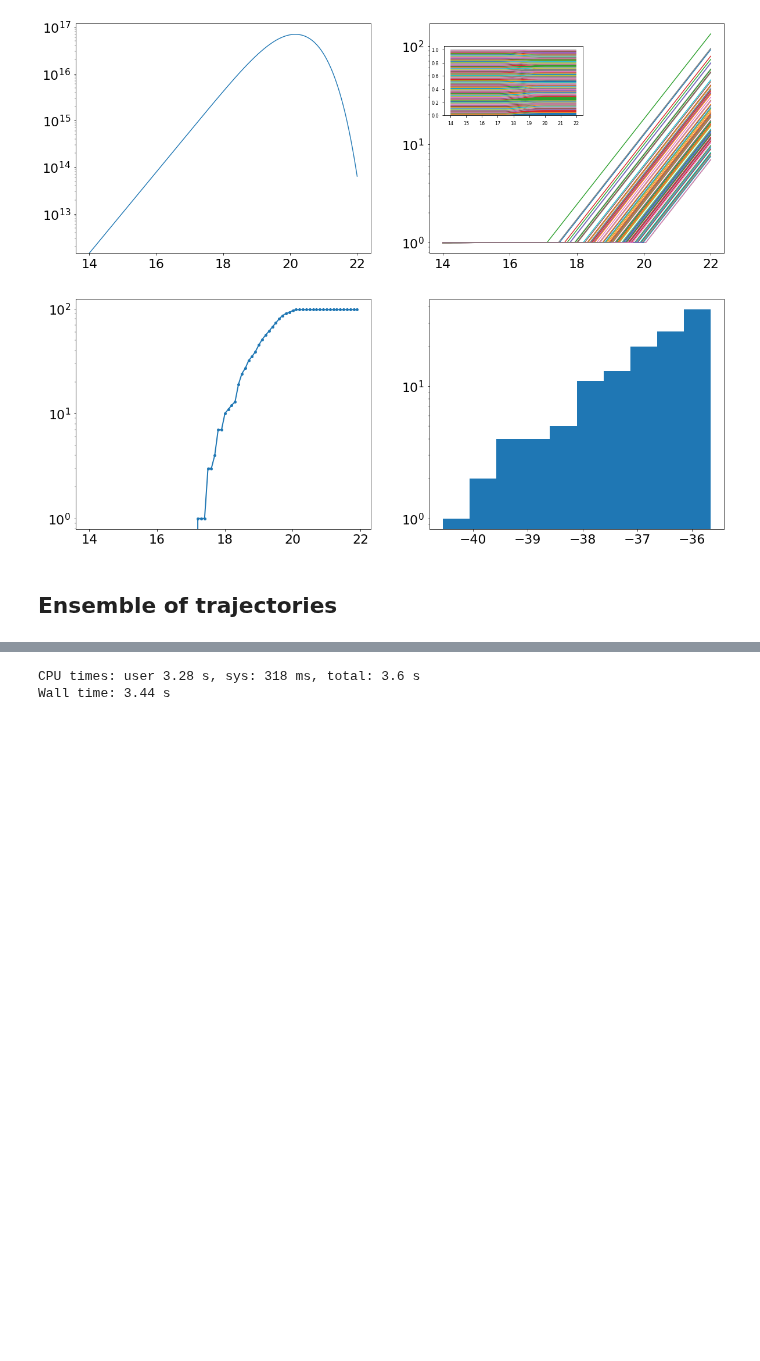
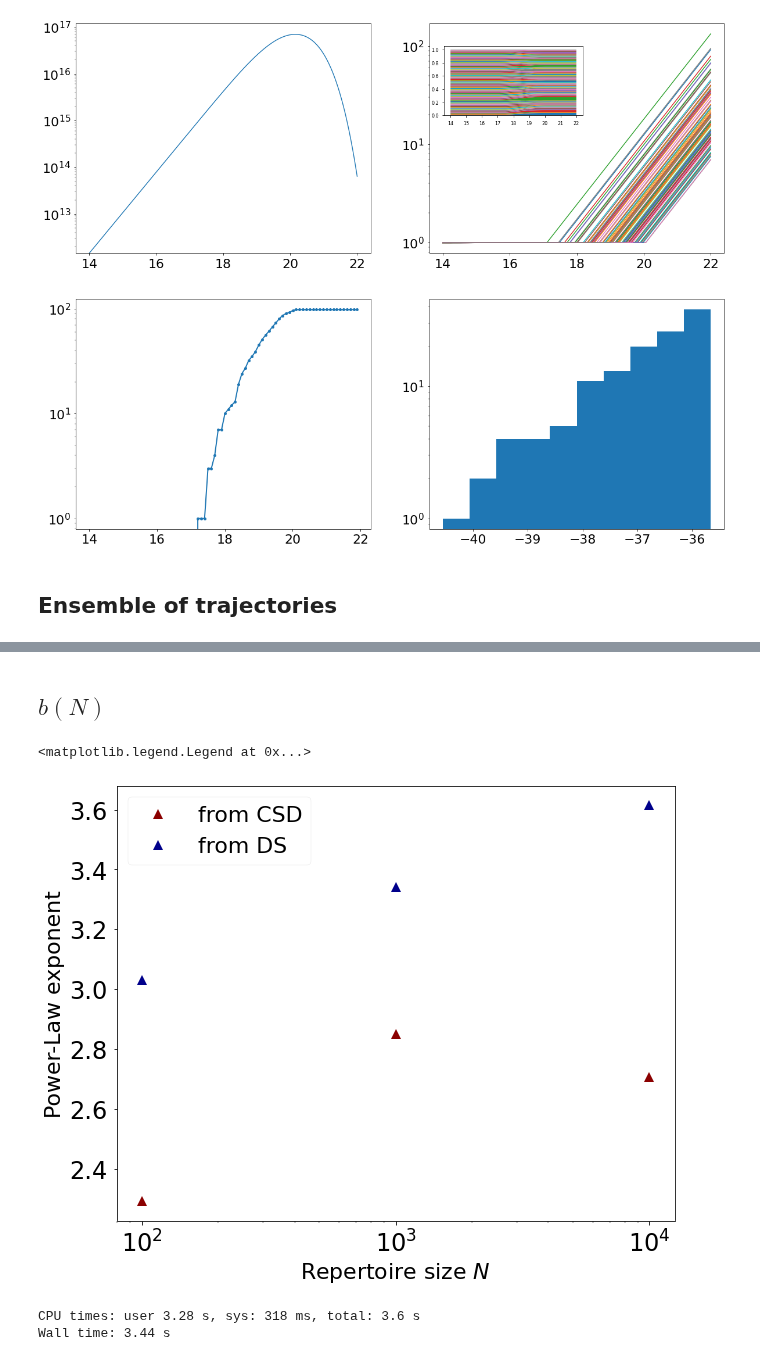
Before and after one commit to betoto008/Affinity_maturation, a Jupyter notebook: Jupyter_Notebooks/1_Sigle_Dynamics.ipynb, the cells around one changed output, grey strips where cells are left out. Drawn from its saved outputs; the diff is of its cells as text; code cells hidden in the pictures; blank space fills up the shorter version.

```diff
--- a/Jupyter_Notebooks/1_Sigle_Dynamics.ipynb
+++ b/Jupyter_Notebooks/1_Sigle_Dynamics.ipynb
@@ -189,3 +188,56 @@ ax.set_yscale('log')
+# %% [markdown]
+## $b(N)$
+# %%
+antigens = np.array(['IMLWCMYLILWM', 'TACNSEYPNTTK', 'QRKDGPKQKKEN'])
+antigen = 'TACNSEYPNTTK'
+T = .5
+L = 12
+T0 = 14
+Tf = 22
+dT = 0.001
+beta = 2
+gamma = .005
+nu = 1
+time = np.linspace(T0, Tf, int((Tf-T0)/dT))
+Ns_dynamics = np.array([1e2, 1e3, 1e4])
+exponents_csd = np.array([])
+exponents_ds = np.array([])
+for N_dynamics in Ns_dynamics:
+    # ------- from clone size distribution -------
+    data_bcells_ensemble = np.loadtxt(Text_files_path + 'Dynamics/Ensemble/bcells_ensemble_L-%d_N-%d_Antigen-'%(L, N_dynamics)+antigen+'_beta-%.1f_nu-%.1f_gamma-%.3f.txt'%(beta, nu, gamma))
+    clone_size_distribution = np.histogram(data_bcells_ensemble, bins = np.logspace(0,np.log10(np.max(data_bcells_ensemble)),12), density = True)
+    clone_size = (clone_size_distribution[1][:-1]+clone_size_distribution[1][1:])/2
+    clone_size_counts = clone_size_distribution[0]
+
+    delta_clone_size = clone_size_distribution[1][1:]-clone_size_distribution[1][:-1]
+    cumsum_clone_size_counts = np.cumsum(clone_size_counts*delta_clone_size)
+    popt_csd, pcov_csd = curve_fit(my_linear_func, np.log(clone_size[5:-2]), np.log(1-cumsum_clone_size_counts[5:-2]))
+
+    exponents_csd = np.append(exponents_csd, popt_csd[1])
+
+    # ------- from density of sequences -------
+    data_dynamics_tail=np.loadtxt(Text_files_path + 'Dynamics/ensemble/energies_tail_ensemble_L-%d_N-%d_Antigen-'%(L, N_dynamics)+antigen+'.txt')
+    data_dynamics_tail_rho = np.histogram(data_dynamics_tail[:,0], bins = 10, density = False) # Creating histograms
+    e_dynamics_tail = data_dynamics_tail_rho[1][:-1] + abs(data_dynamics_tail_rho[1][1:]-data_dynamics_tail_rho[1][:-1])/2
+    rho_e_dynamics_tail = data_dynamics_tail_rho[0]*1e10
+    e_lineal = e_dynamics_tail[:4]
+    rho_e_lineal = rho_e_dynamics_tail[:4]
+    popt_ds, pcov_ds = curve_fit(my_linear_func, e_lineal, np.log(rho_e_lineal), p0 = (60,1))
+
+    exponents_ds = np.append(exponents_ds, (popt_ds[1]*beta)/nu)
+
+fig, ax = plt.subplots(figsize = (10,8))
+ax.plot(Ns_dynamics, -exponents_csd, marker = '^', color = 'darkred', linestyle = '', ms = 10, label = 'from CSD')
+ax.plot(Ns_dynamics, exponents_ds, marker = '^', color = 'darkblue', linestyle = '', ms = 10, label = 'from DS')
+ax.set_xlabel('Repertoire size $N$', fontsize = 22)
+ax.set_ylabel('Power-Law exponent', fontsize = 22)
+ax.tick_params(labelsize = 24)
+#ax.set_yscale('log')
+ax.set_xscale('log')
+ax.legend(fontsize = 22, loc = 0)
+# %% [output]
+<matplotlib.legend.Legend at 0x...>
+[figure, added]
 # %%
 %%time
 n_seq = 500000
```
Also changed, not shown: parts of 4 cells of this notebook, 7 other files.
